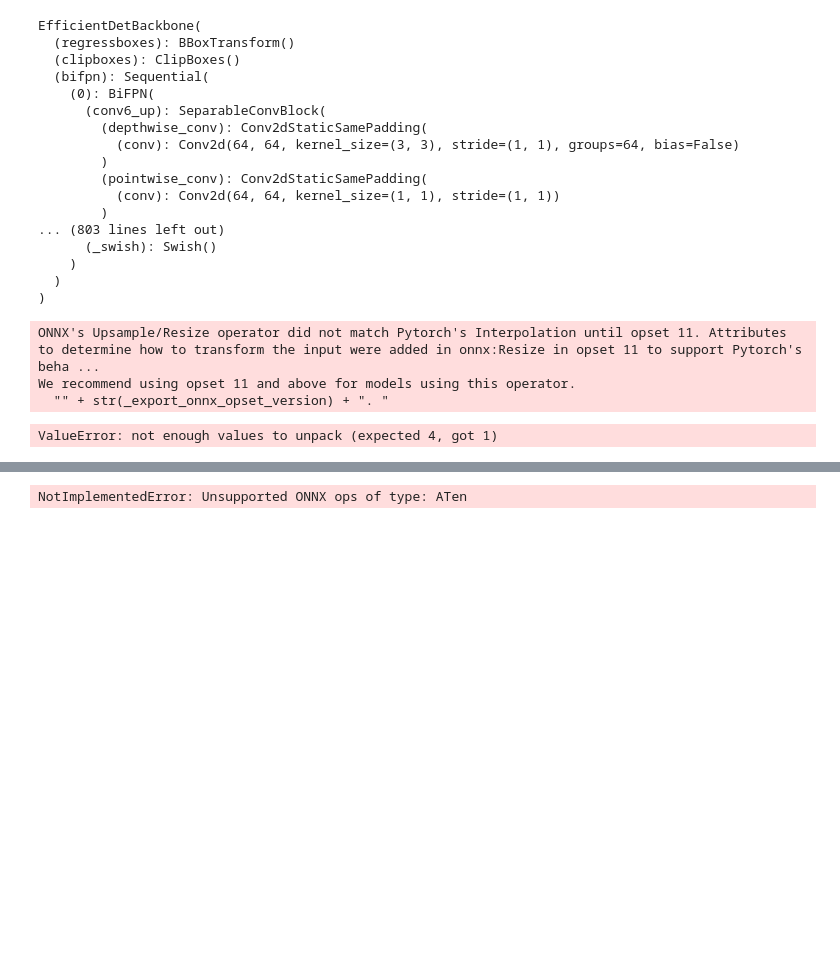
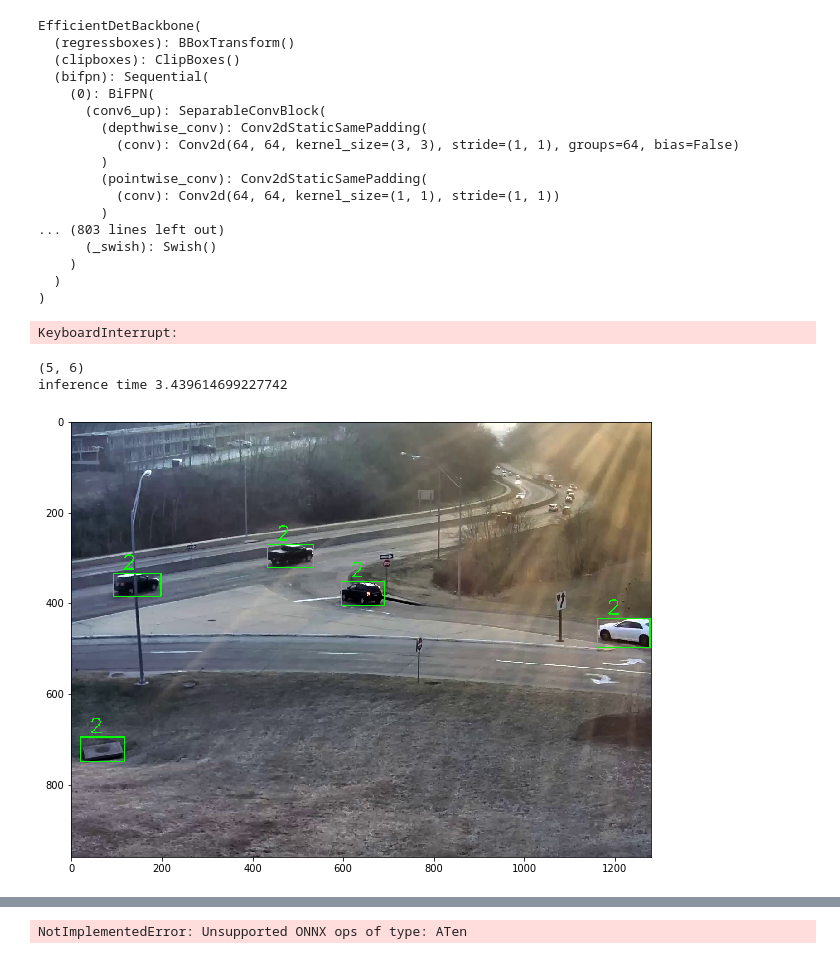
Before and after one commit to lyn1874/efficient_traffic_count_on_edge_devices, a Jupyter notebook: convert_onnx.ipynb, the cells around one changed output, grey strips where cells are left out. Drawn from its saved outputs; the diff is of its cells as text; code cells hidden in the pictures; blank space fills up the shorter version.

```diff
--- a/convert_onnx.ipynb
+++ b/convert_onnx.ipynb
@@ -55,10 +59,8 @@ dummy_input = torch.randn((sample_batch_size, 3, input_size[compound_coef], inpu
 torch.onnx.export(model, dummy_input,
                   onnx_name,
                   verbose=False,
-                  opset_version=10,
+                  opset_version=11,
                   input_names = ['input'],
                   output_names = ['output'])
 # %% [output]
-ONNX's Upsample/Resize operator did not match Pytorch's Interpolation until opset 11. Attributes to determine how to transform the input were added in onnx:Resize in opset 11 to support Pytorch's beha ...
-We recommend using opset 11 and above for models using this operator.
-  "" + str(_export_onnx_opset_version) + ". "
+KeyboardInterrupt:
@@ -78,33 +67,52 @@ def to_numpy(tensor):
 # %%
+import onnx
+model_onnx = onnx.load(onnx_name)
+# Check that the IR is well formed
+onnx.checker.check_model(model_onnx)
+# Print a human readable representation of the graph
+
+
+import onnxruntime
+dummy_input = torch.randn((sample_batch_size, 3, input_size[compound_coef], input_size[compound_coef]),
+                          dtype=torch.float32, requires_grad=True).to(device)
+ort_session = onnxruntime.InferenceSession(onnx_name)
+def to_numpy(tensor):
+    return tensor.detach().cpu().numpy() if tensor.requires_grad else tensor.cpu().numpy()
+
 ###########################################################
 # check the model output given an image, sucess           #
 ###########################################################
 
 import utils.utils as input_utils
 import vis_utils as vu
 import time
 img_path = "/project_scratch/bo/normal_data/aic2020/AIC20_track1/Dataset_A_Frame/cam_1_dawn/frame_00000304.jpg"
 # img_path = "frames/clip/frame_00000020.jpg"
 time_init = time.time()
 
 
 ori_imgs, framed_imgs, \
     framed_metas = input_utils.preprocess(img_path, max_size=input_size[compound_coef])
 x = torch.from_numpy(framed_imgs[0]).to(device).unsqueeze(0).permute(0, 3, 1, 2)
 
 ort_inputs = {ort_session.get_inputs()[0].name: to_numpy(x)}
-ort_outs = ort_session.run(None, ort_inputs)
-regression, classification, anchors = ort_outs
+ort_outs = ort_session.run(None, ort_inputs)[0]
+regression = ort_outs[:, :, :4]
+classification = ort_outs[:, :, 4:-4]
+anchors = ort_outs[:, :, -4:]
+# regression, classification, anchors = ort_outs
 
 threshold = 0.3
 nms_threshold = 0.4
 preds = input_utils.postprocess_npy(anchors, regression, classification, threshold, nms_threshold)
 preds = input_utils.invert_affine_npy(framed_metas, preds)[0]
 print("inference time", 1/(time.time() - time_init))
 
 vu.show_bbox(ori_imgs[0], preds[:, :4], preds[:, 4], "pred", show=True)
 # %% [output]
-ValueError: not enough values to unpack (expected 4, got 1)
+(5, 6)
+inference time 3.439614699227742
+[figure, added]
 # %%
 sample_batch_size = 1
 dummy_input = torch.randn((sample_batch_size, 3, input_size[compound_coef], input_size[compound_coef]))
```
Also changed, not shown: parts of 16 cells of this notebook, 6 other files.
